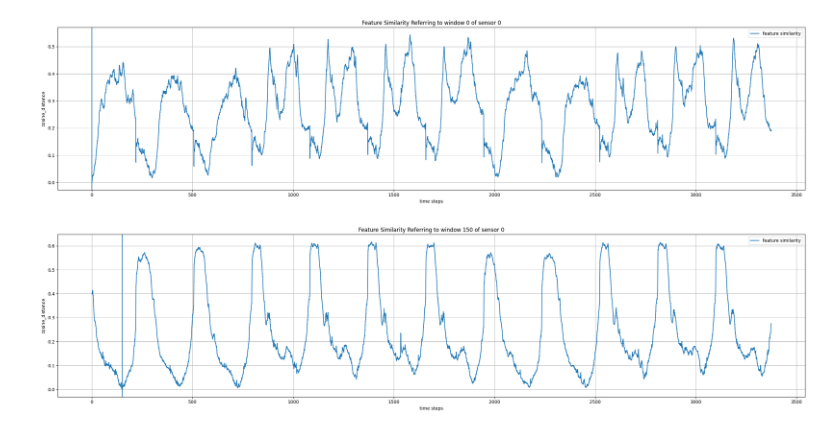
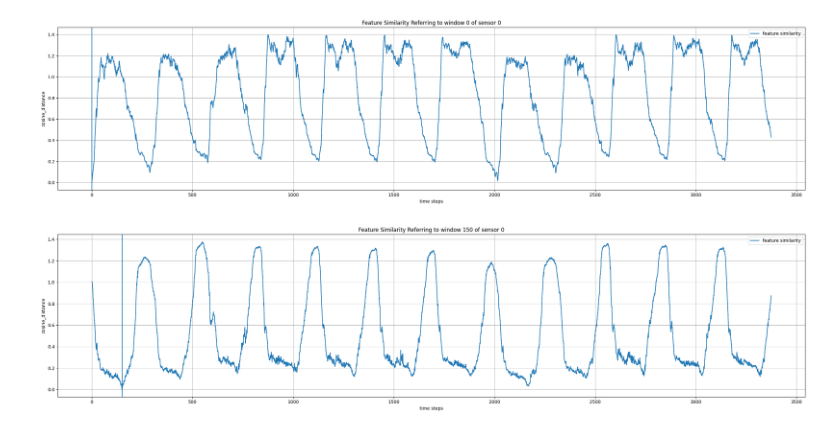
Before and after one commit to Dench991228/BasicTSD, a Jupyter notebook: basicts/visualize_repr.ipynb, the cells around one changed output. Drawn from its saved outputs; the diff is of its cells as text; code cells hidden in the pictures.

```diff
--- a/basicts/visualize_repr.ipynb
+++ b/basicts/visualize_repr.ipynb
@@ -1,12 +1,12 @@
 # %%
 import numpy as np
 
 from basicts.visualize_repr import visualize_repr
 
-result_file_dir = "../checkpoints/GraphWaveNet/PEMS04_100_12_12/580cf696b2ed1716596aa5ee4c96ba10/test_repr.npz"
+result_file_dir = "../checkpoints/STID/PEMS04_100_12_12/dcc6204ef6ddb69e61ea0b61f314e594/test_repr.npz"
 
 visualize_repr(result_file_dir, 0, 0)
 visualize_repr(result_file_dir, 150, 0)
 # %% [output]
-[figure, old version]
+[figure, new version]
-[figure, old version]
+[figure, new version]
```
Also changed, not shown: 6 other files.
